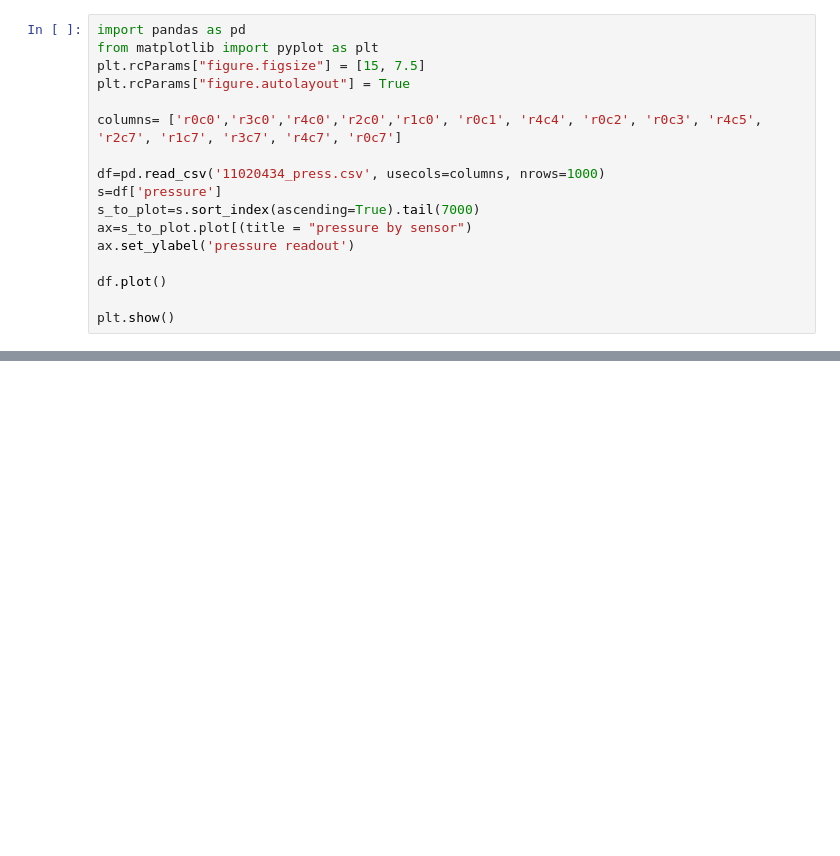
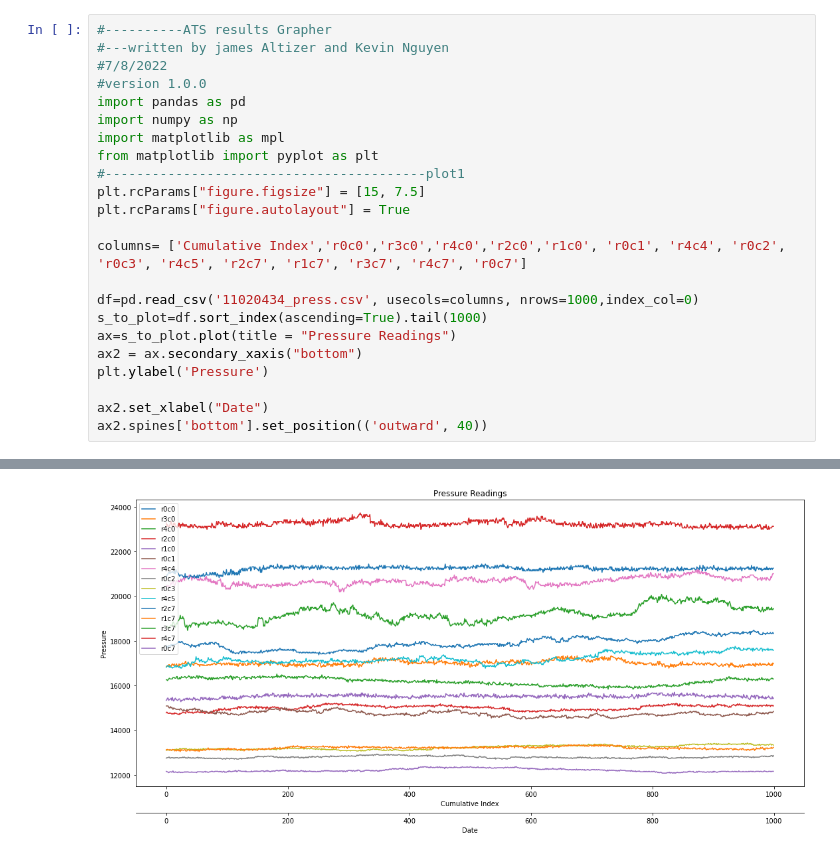
Before and after one commit to kevinDNx/ATS_results_merger, a Jupyter notebook: Grapher.ipynb, the cells around one changed output, grey strips where cells are left out. Drawn from its saved outputs; the diff is of its cells as text; blank space fills up the shorter version.

```diff
--- a/Grapher.ipynb
+++ b/Grapher.ipynb
@@ -1,18 +1,24 @@
 # %%
+#----------ATS results Grapher
+#---written by james Altizer and Kevin Nguyen
+#7/8/2022
+#version 1.0.0
 import pandas as pd
+import numpy as np
+import matplotlib as mpl
 from matplotlib import pyplot as plt
+#-----------------------------------------plot1
 plt.rcParams["figure.figsize"] = [15, 7.5]
 plt.rcParams["figure.autolayout"] = True
 
-columns= ['r0c0','r3c0','r4c0','r2c0','r1c0', 'r0c1', 'r4c4', 'r0c2', 'r0c3', 'r4c5', 'r2c7', 'r1c7', 'r3c7', 'r4c7', 'r0c7']
+columns= ['Cumulative Index','r0c0','r3c0','r4c0','r2c0','r1c0', 'r0c1', 'r4c4', 'r0c2', 'r0c3', 'r4c5', 'r2c7', 'r1c7', 'r3c7', 'r4c7', 'r0c7']
 
-df=pd.read_csv('11020434_press.csv', usecols=columns, nrows=1000)
-s=df['pressure']
-s_to_plot=s.sort_index(ascending=True).tail(7000)
-ax=s_to_plot.plot[(title = "pressure by sensor")
-ax.set_ylabel('pressure readout')
+df=pd.read_csv('11020434_press.csv', usecols=columns, nrows=1000,index_col=0)
+s_to_plot=df.sort_index(ascending=True).tail(1000)
+ax=s_to_plot.plot(title = "Pressure Readings")
+ax2 = ax.secondary_xaxis("bottom")
+plt.ylabel('Pressure')
 
-df.plot()
-
-plt.show()
+ax2.set_xlabel("Date")
+ax2.spines['bottom'].set_position(('outward', 40))
 # %% [output]
@@ -19,0 +25 @@ SyntaxError: invalid syntax (Temp/ipykernel_10168/3571560764.py, line 11)
+[figure, added]
```
Also changed, not shown: parts of 3 cells of this notebook.
